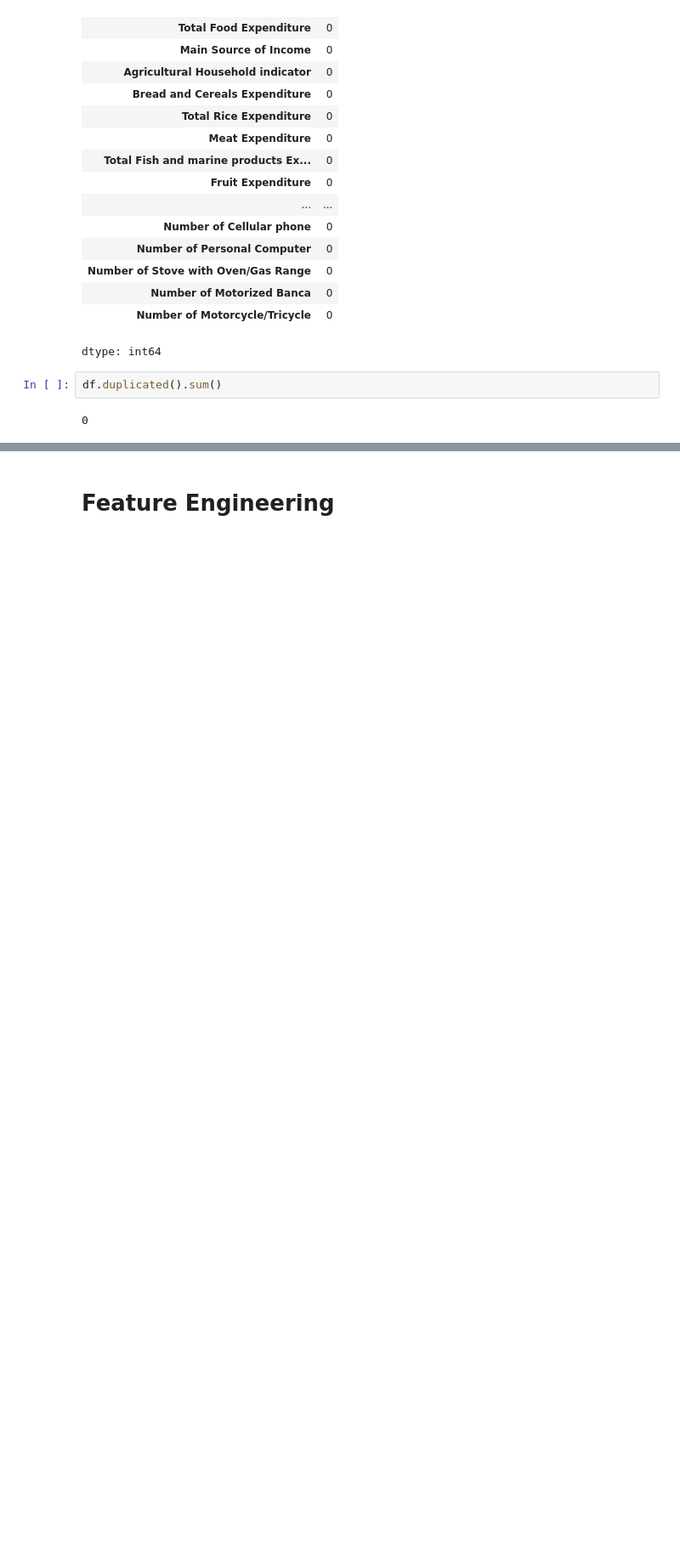
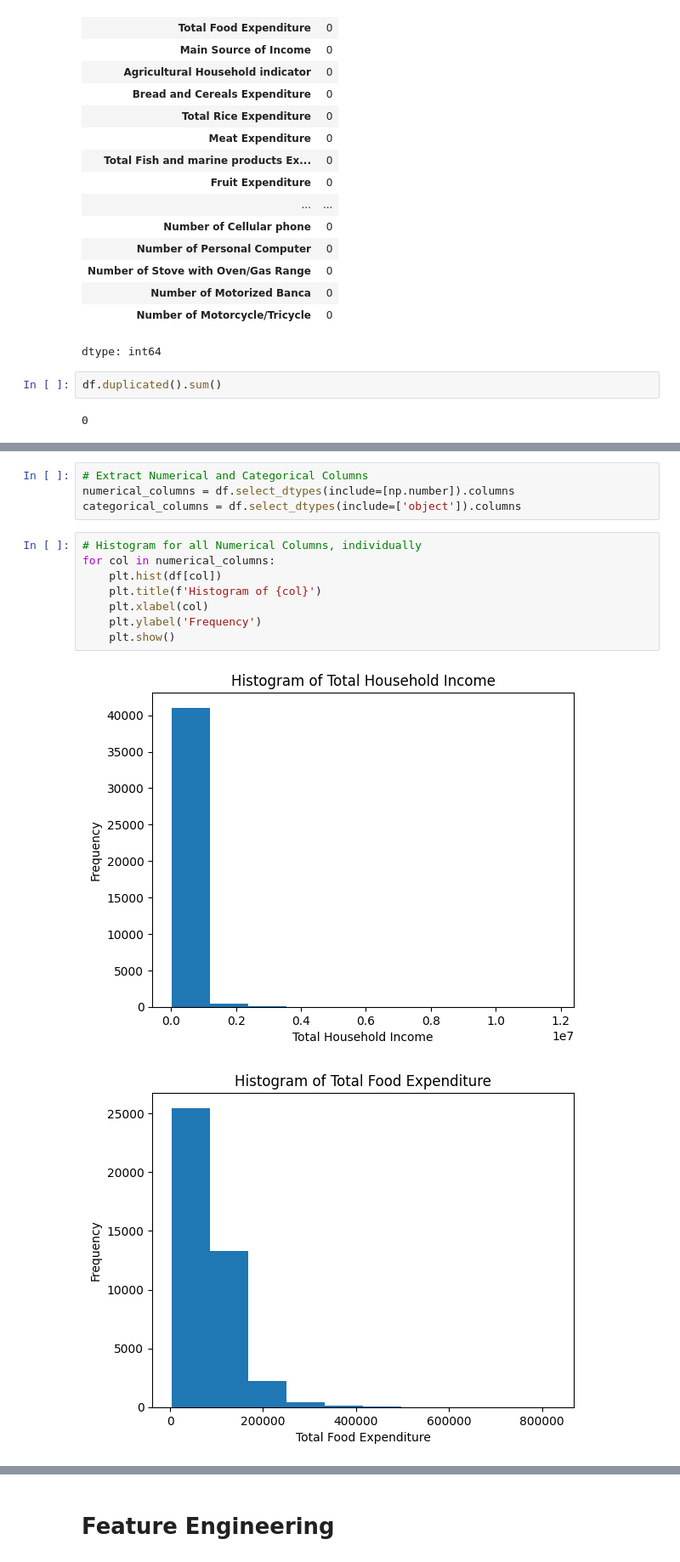
Before and after one commit to machiwao/CCADMACL_PROJECT_COM222, a Jupyter notebook: CCADMACL_Project_Implementation.ipynb, the cells around one changed output, grey strips where cells are left out. Shown at 85% size. Cells and saved outputs as stored; diff of their text form; blank space fills up the shorter version.

```diff
--- a/CCADMACL_Project_Implementation.ipynb
+++ b/CCADMACL_Project_Implementation.ipynb
@@ -70,0 +96,15 @@ df.duplicated().sum()
+# %%
+# Extract Numerical and Categorical Columns
+numerical_columns = df.select_dtypes(include=[np.number]).columns
+categorical_columns = df.select_dtypes(include=['object']).columns
+# %%
+# Histogram for all Numerical Columns, individually
+for col in numerical_columns:
+    plt.hist(df[col])
+    plt.title(f'Histogram of {col}')
+    plt.xlabel(col)
+    plt.ylabel('Frequency')
+    plt.show()
+# %% [output]
+[figure, added]
+[figure, added]
```
Also changed, not shown: parts of 6 cells of this notebook.
